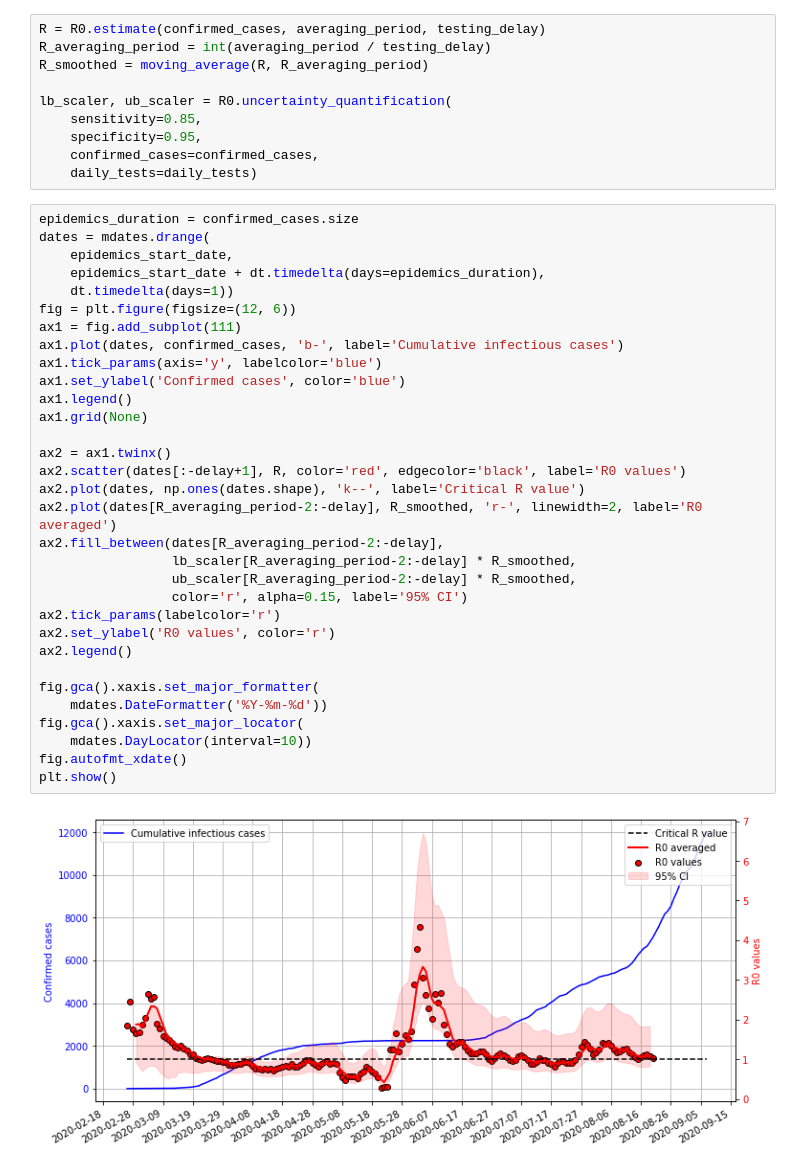
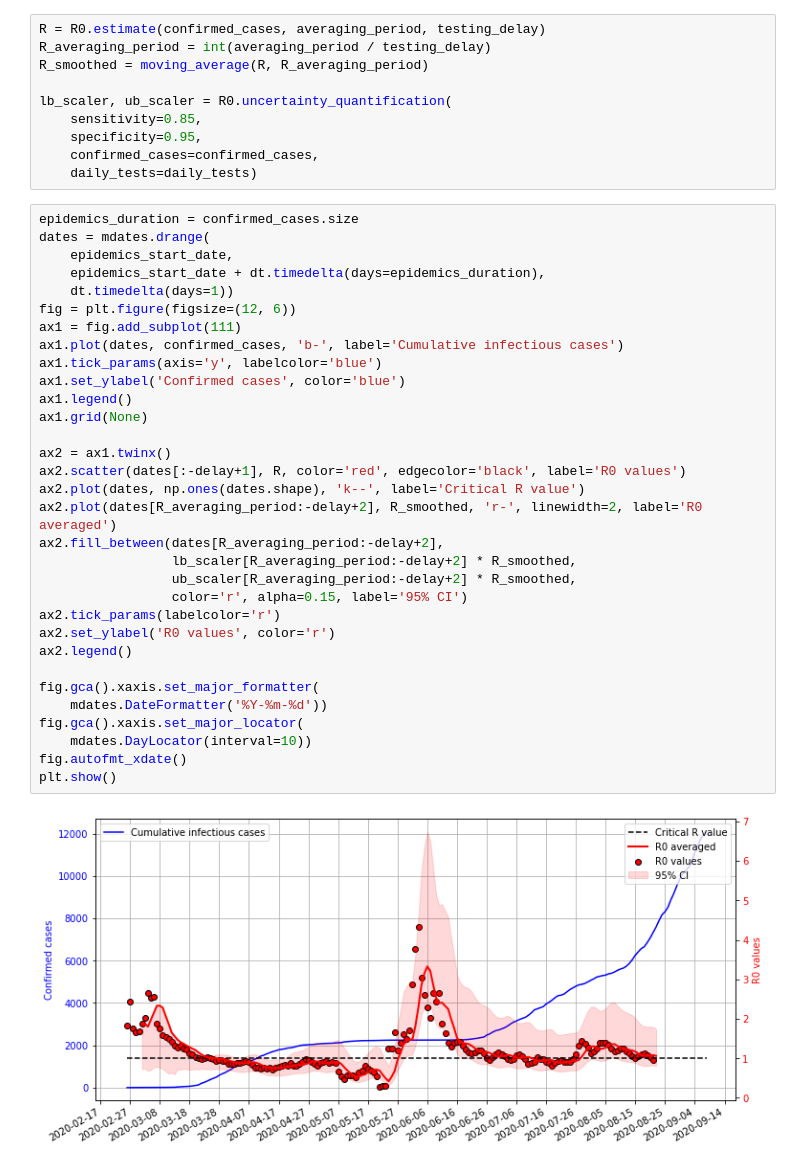
Before and after one commit to akapet00/coropy, a Jupyter notebook: sandbox/06-Basic-Reproduction-Number-Time-Series.ipynb, the cells around one changed output. Cells and saved outputs as stored; diff of their text form.

```diff
--- a/sandbox/06-Basic-Reproduction-Number-Time-Series.ipynb
+++ b/sandbox/06-Basic-Reproduction-Number-Time-Series.ipynb
@@ -31,34 +31,34 @@ lb_scaler, ub_scaler = R0.uncertainty_quantification(
 # %%
 epidemics_duration = confirmed_cases.size
 dates = mdates.drange(
     epidemics_start_date,
     epidemics_start_date + dt.timedelta(days=epidemics_duration),
     dt.timedelta(days=1))
 fig = plt.figure(figsize=(12, 6))
 ax1 = fig.add_subplot(111)
 ax1.plot(dates, confirmed_cases, 'b-', label='Cumulative infectious cases')
 ax1.tick_params(axis='y', labelcolor='blue')
 ax1.set_ylabel('Confirmed cases', color='blue')
 ax1.legend()
 ax1.grid(None)
 
 ax2 = ax1.twinx()
 ax2.scatter(dates[:-delay+1], R, color='red', edgecolor='black', label='R0 values')
 ax2.plot(dates, np.ones(dates.shape), 'k--', label='Critical R value')
-ax2.plot(dates[R_averaging_period-2:-delay], R_smoothed, 'r-', linewidth=2, label='R0 averaged')
-ax2.fill_between(dates[R_averaging_period-2:-delay],
-                 lb_scaler[R_averaging_period-2:-delay] * R_smoothed,
-                 ub_scaler[R_averaging_period-2:-delay] * R_smoothed,
+ax2.plot(dates[R_averaging_period:-delay+2], R_smoothed, 'r-', linewidth=2, label='R0 averaged')
+ax2.fill_between(dates[R_averaging_period:-delay+2],
+                 lb_scaler[R_averaging_period:-delay+2] * R_smoothed,
+                 ub_scaler[R_averaging_period:-delay+2] * R_smoothed,
                  color='r', alpha=0.15, label='95% CI')
 ax2.tick_params(labelcolor='r')
 ax2.set_ylabel('R0 values', color='r')
 ax2.legend()
 
 fig.gca().xaxis.set_major_formatter(
     mdates.DateFormatter('%Y-%m-%d'))
 fig.gca().xaxis.set_major_locator(
     mdates.DayLocator(interval=10))
 fig.autofmt_xdate()
 plt.show()
 # %% [output]
-[figure, old version]
+[figure, new version]
```
Also changed, not shown: 6 other files.
